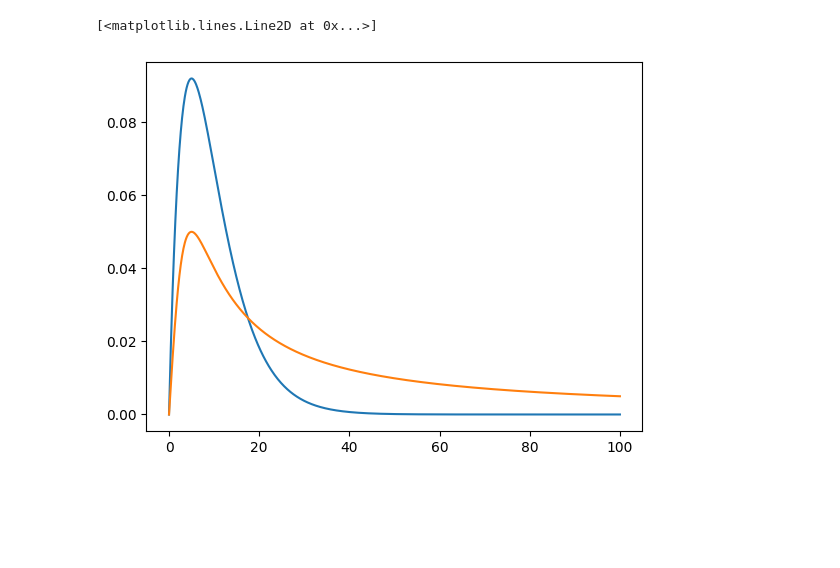
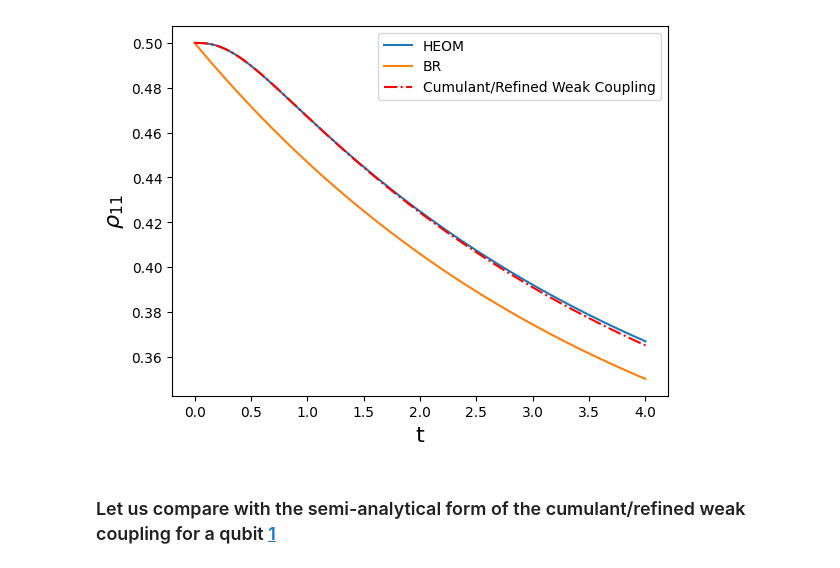
Before and after one commit to mcditoos/NonMarkovianMethods, a Jupyter notebook: docs/example_qutip.ipynb, the cells around one changed output. Drawn from its saved outputs; the diff is of its cells as text; code cells hidden in the pictures; blank space fills up the shorter version.

Commit message:
updated tutorial according to what was said in arxiv

```diff
--- a/docs/example_qutip.ipynb
+++ b/docs/example_qutip.ipynb
@@ -14,3 +38,2 @@ Q = sigmax()
 # %%
-bath=OhmicBath(T,alpha,gamma)
-bath2 = OverdampedBath(T,alpha,gamma)
+bath=OverdampedBath(T,alpha,gamma)
@@ -27,0 +59,4 @@ import matplotlib.pyplot as plt
+# %%
+bathh = DrudeLorentzPadeBath(Q=Q, lam=alpha*np.pi, gamma=gamma, T=T, Nk=4)
+solver = HEOMSolver(Hsys, bathh, max_depth=8)
+result_h = solver.run(rho0, t)
@@ -28 +66,5 @@ import matplotlib.pyplot as plt
+# %%
+DL1=lambda w:bath.power_spectrum(w)*np.pi
+a_ops = [[Q, DL1]]
+resultBR = brmesolve(Hsys, rho0, t, a_ops=a_ops,use_secular=False)
 # %%
@@ -43,7 +74,12 @@ plt.plot(t, np.abs(population(result2, 0, 1)))
-# %%
-w=np.linspace(0,100,1000)
-plt.plot(w,bath.spectral_density(w))
-plt.plot(w,bath2.spectral_density(w))
-# %% [output]
-[<matplotlib.lines.Line2D at 0x...>]
-[figure, removed]
+# %%
+plt.plot(t,population(result_h.states,0,0),label='HEOM')
+plt.plot(t,population(resultBR.states,0,0),label='BR')
+plt.plot(t,population(result,0,0),'r-.',label='Cumulant/Refined Weak Coupling')
+plt.ylabel(r'$\rho_{11}$',fontsize=16)
+plt.xlabel(r't',fontsize=16)
+plt.legend()
+plt.show()
+# %% [output]
+[figure, added]
+# %% [markdown]
+### Let us compare with the semi-analytical form of the cumulant/refined weak coupling for a qubit [1](https://arxiv.org/abs/2403.04488)
```
Also changed, not shown: parts of 19 cells of this notebook, 7 other files.
